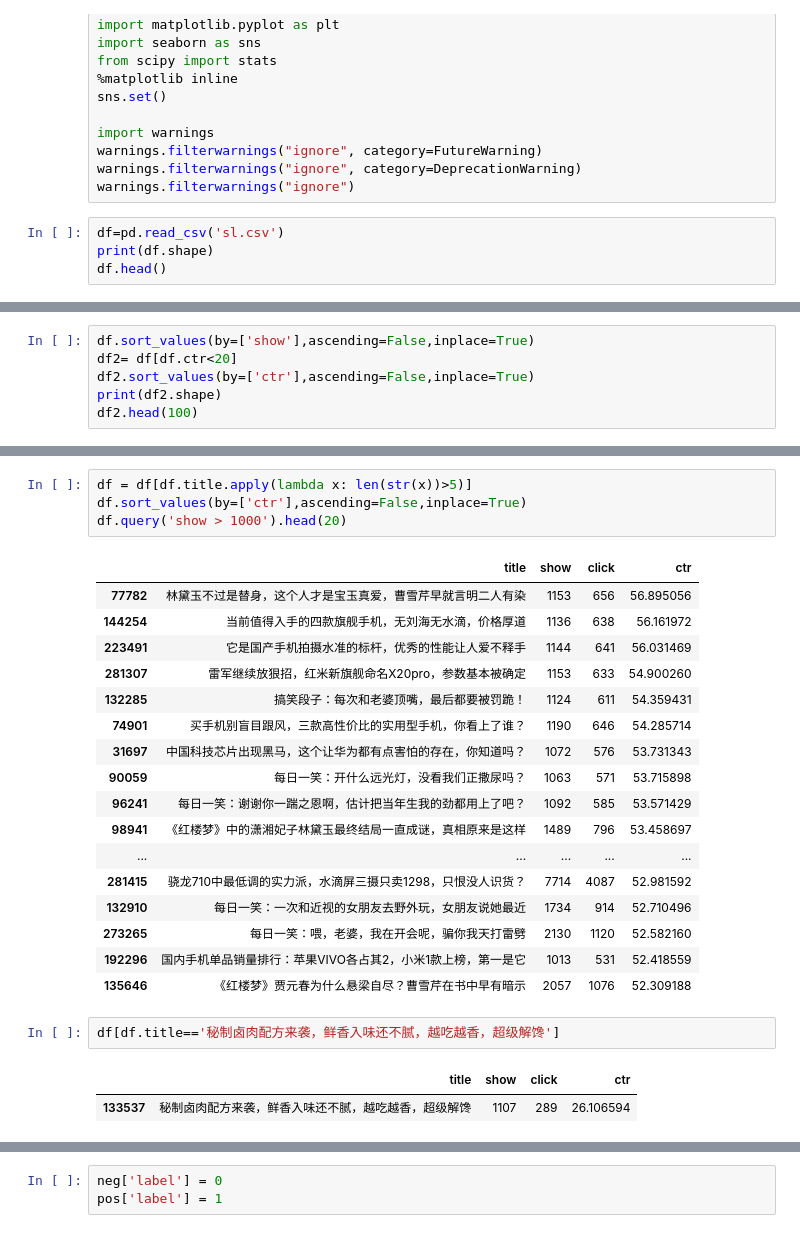
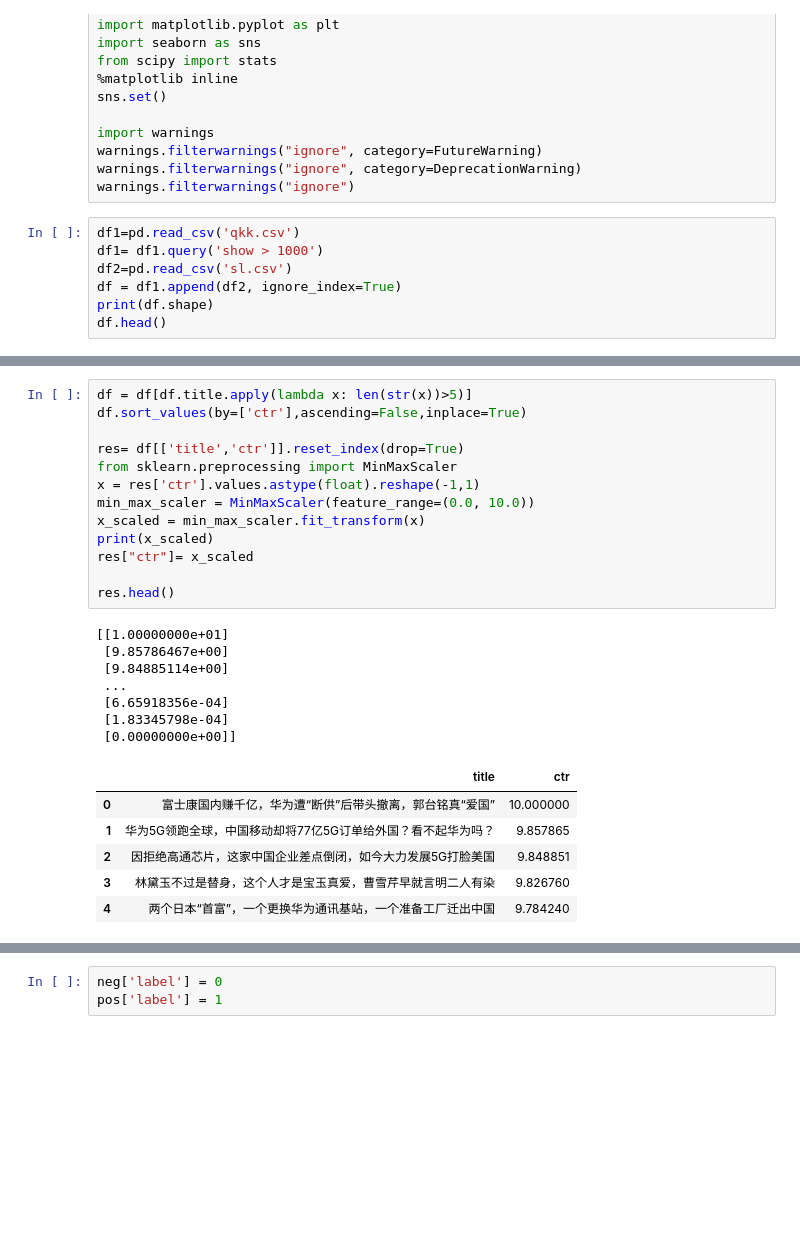
Before and after one commit to wangruichens/bert_multi_gpu, a Jupyter notebook: bert1.ipynb, the cells around one changed output, grey strips where cells are left out. Drawn from its saved outputs; the diff is of its cells as text; blank space fills up the shorter version.

```diff
--- a/bert1.ipynb
+++ b/bert1.ipynb
@@ -13,7 +13,10 @@ warnings.filterwarnings("ignore", category=FutureWarning)
 warnings.filterwarnings("ignore", category=DeprecationWarning)
 warnings.filterwarnings("ignore")
 # %%
-df=pd.read_csv('sl.csv')
+df1=pd.read_csv('qkk.csv')
+df1= df1.query('show > 1000')
+df2=pd.read_csv('sl.csv')
+df = df1.append(df2, ignore_index=True)
 print(df.shape)
 df.head()
 # %% [output]
@@ -27,6 +29,0 @@ df.head()
-# %%
-df.sort_values(by=['show'],ascending=False,inplace=True)
-df2= df[df.ctr<20]
-df2.sort_values(by=['ctr'],ascending=False,inplace=True)
-print(df2.shape)
-df2.head(100)
@@ -53,30 +30,30 @@ df2.head(100)
 # %%
 df = df[df.title.apply(lambda x: len(str(x))>5)]
 df.sort_values(by=['ctr'],ascending=False,inplace=True)
-df.query('show > 1000').head(20)
+
+res= df[['title','ctr']].reset_index(drop=True)
+from sklearn.preprocessing import MinMaxScaler
+x = res['ctr'].values.astype(float).reshape(-1,1)
+min_max_scaler = MinMaxScaler(feature_range=(0.0, 10.0))
+x_scaled = min_max_scaler.fit_transform(x)
+print(x_scaled)
+res["ctr"]= x_scaled
+
+res.head()
 # %% [output]
+[[1.00000000e+01]
+ [9.85786467e+00]
+ [9.84885114e+00]
+ ...
+ [6.65918356e-04]
+ [1.83345798e-04]
+ [0.00000000e+00]]
-|  | title | show | click | ctr |
-| 77782 | 林黛玉不过是替身，这个人才是宝玉真爱，曹雪芹早就言明二人有染 | 1153 | 656 | 56.895056 |
-| 144254 | 当前值得入手的四款旗舰手机，无刘海无水滴，价格厚道 | 1136 | 638 | 56.161972 |
-| 223491 | 它是国产手机拍摄水准的标杆，优秀的性能让人爱不释手 | 1144 | 641 | 56.031469 |
-| 281307 | 雷军继续放狠招，红米新旗舰命名X20pro，参数基本被确定 | 1153 | 633 | 54.900260 |
-| 132285 | 搞笑段子：每次和老婆顶嘴，最后都要被罚跪！ | 1124 | 611 | 54.359431 |
-| 74901 | 买手机别盲目跟风，三款高性价比的实用型手机，你看上了谁？ | 1190 | 646 | 54.285714 |
-| 31697 | 中国科技芯片出现黑马，这个让华为都有点害怕的存在，你知道吗？ | 1072 | 576 | 53.731343 |
-| 90059 | 每日一笑：开什么远光灯，没看我们正撒尿吗？ | 1063 | 571 | 53.715898 |
-| 96241 | 每日一笑：谢谢你一踹之恩啊，估计把当年生我的劲都用上了吧？ | 1092 | 585 | 53.571429 |
-| 98941 | 《红楼梦》中的潇湘妃子林黛玉最终结局一直成谜，真相原来是这样 | 1489 | 796 | 53.458697 |
-| ... | ... | ... | ... | ... |
-| 281415 | 骁龙710中最低调的实力派，水滴屏三摄只卖1298，只恨没人识货？ | 7714 | 4087 | 52.981592 |
-| 132910 | 每日一笑：一次和近视的女朋友去野外玩，女朋友说她最近 | 1734 | 914 | 52.710496 |
-| 273265 | 每日一笑：喂，老婆，我在开会呢，骗你我天打雷劈 | 2130 | 1120 | 52.582160 |
-| 192296 | 国内手机单品销量排行：苹果VIVO各占其2，小米1款上榜，第一是它 | 1013 | 531 | 52.418559 |
-| 135646 | 《红楼梦》贾元春为什么悬梁自尽？曹雪芹在书中早有暗示 | 2057 | 1076 | 52.309188 |
+|  | title | ctr |
+| 0 | 富士康国内赚千亿，华为遭“断供”后带头撤离，郭台铭真“爱国” | 10.000000 |
+| 1 | 华为5G领跑全球，中国移动却将77亿5G订单给外国？看不起华为吗？ | 9.857865 |
+| 2 | 因拒绝高通芯片，这家中国企业差点倒闭，如今大力发展5G打脸美国 | 9.848851 |
+| 3 | 林黛玉不过是替身，这个人才是宝玉真爱，曹雪芹早就言明二人有染 | 9.826760 |
+| 4 | 两个日本“首富”，一个更换华为通讯基站，一个准备工厂迁出中国 | 9.784240 |
-# %%
-df[df.title=='秘制卤肉配方来袭，鲜香入味还不腻，越吃越香，超级解馋']
-# %% [output]
-|  | title | show | click | ctr |
-| 133537 | 秘制卤肉配方来袭，鲜香入味还不腻，越吃越香，超级解馋 | 1107 | 289 | 26.106594 |
 # %%
 df.describe()
 # %% [output]
```
Also changed, not shown: parts of 21 cells of this notebook, 2 other files.
